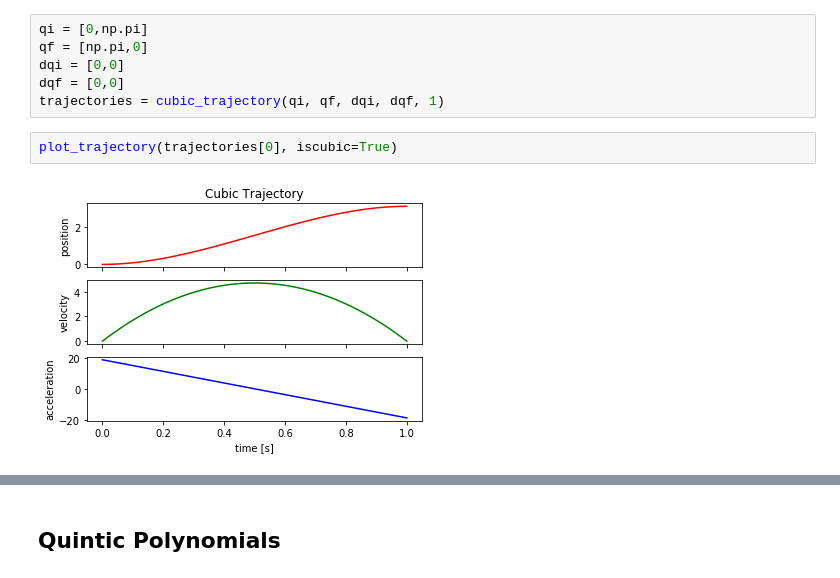
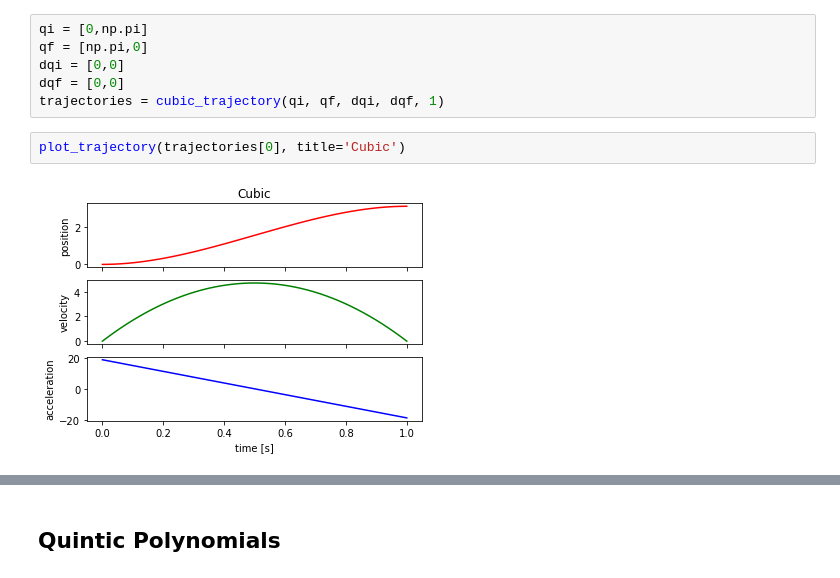
Before and after one commit to eirikwha/tpk4170-robotics, a Jupyter notebook: tpk4170/lectures/trajectory_planning/Trajectory Planning.ipynb, the cells around one changed output, grey strips where cells are left out. Cells and saved outputs as stored; diff of their text form.

Commit message:
Changed titles on plots

```diff
--- a/tpk4170/lectures/trajectory_planning/Trajectory Planning.ipynb
+++ b/tpk4170/lectures/trajectory_planning/Trajectory Planning.ipynb
@@ -34,6 +23,6 @@ dqi = [0,0]
 dqf = [0,0]
 trajectories = cubic_trajectory(qi, qf, dqi, dqf, 1)
 # %%
-plot_trajectory(trajectories[0], iscubic=True)
+plot_trajectory(trajectories[0], title='Cubic')
 # %% [output]
-[figure, old version]
+[figure, new version]
```
Also changed, not shown: parts of 8 cells of this notebook, 1 other file.
